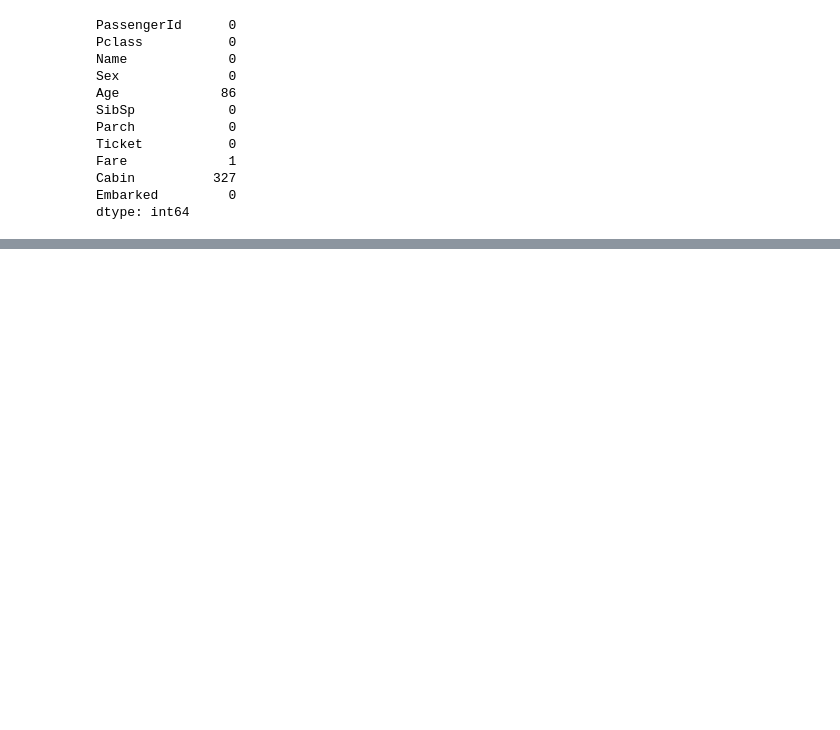
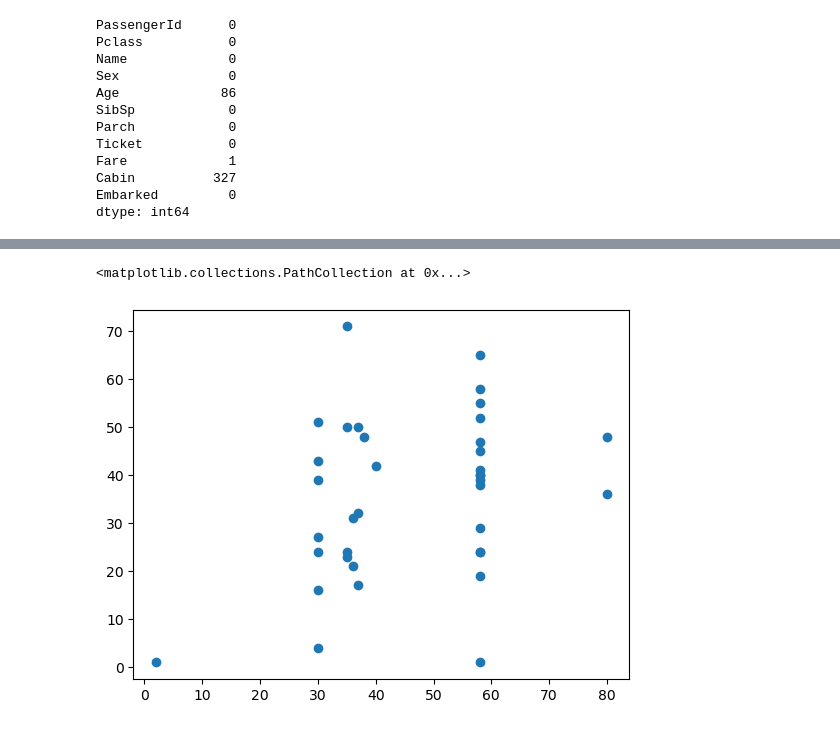
Before and after one commit to CodeBall-Pitch/Fake-news-detection, a Jupyter notebook: titanic/titanic/titan.ipynb, the cells around one changed output, grey strips where cells are left out. Drawn from its saved outputs; the diff is of its cells as text; code cells hidden in the pictures; blank space fills up the shorter version.

```diff
--- a/titanic/titanic/titan.ipynb
+++ b/titanic/titanic/titan.ipynb
@@ -102,0 +202,6 @@ test.dropna(inplace=True)
+# %%
+#plot  a scatter plot
+plt.scatter(y_pred,y_val)
+# %% [output]
+<matplotlib.collections.PathCollection at 0x...>
+[figure, added]
```
Also changed, not shown: parts of 17 cells of this notebook, 1 other file.
